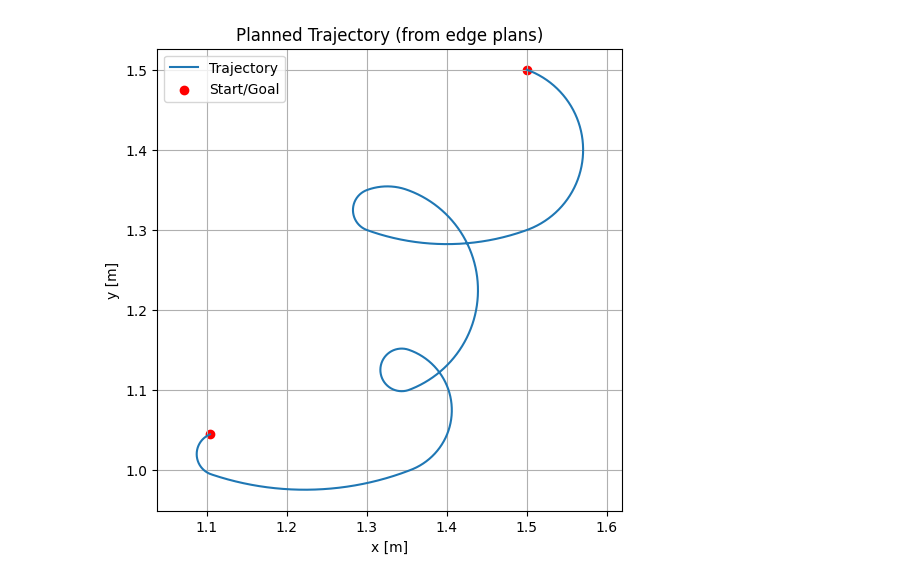
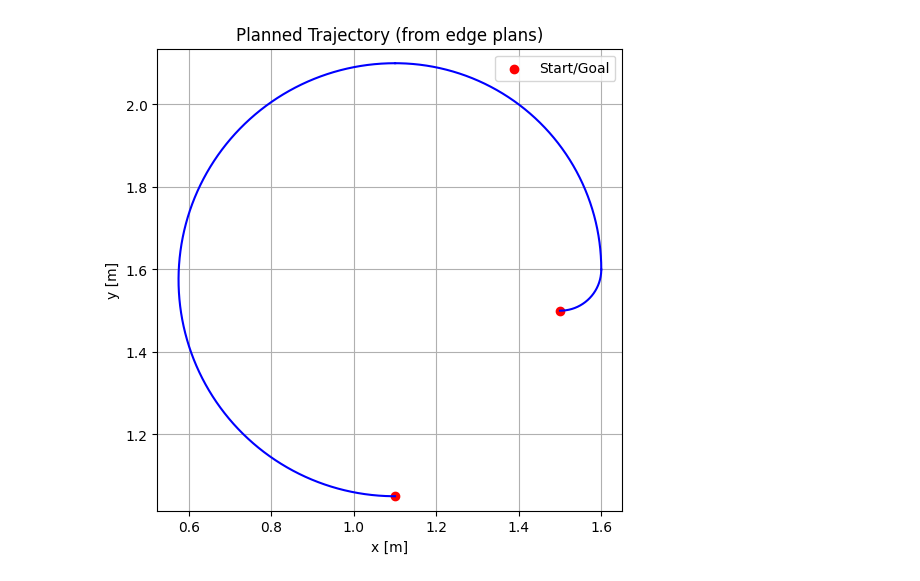
Before and after one commit to guillaumeboniface/duckietown-lx, a Jupyter notebook: planning/notebooks/02-Path-Planner/test_planning.ipynb, the cells around one changed output. Cells and saved outputs as stored; diff of their text form; code cells hidden in the pictures.

Commit message:
First challenge of planning pass

```diff
--- a/planning/notebooks/02-Path-Planner/test_planning.ipynb
+++ b/planning/notebooks/02-Path-Planner/test_planning.ipynb
@@ -1,5 +1,5 @@
 # %%
-from planning.planner import connect_poses_with_curvature, create_graph, add_edges, pose_to_node, plan_from_path
+from planning.planner import connect_poses_with_curvature, pose_to_node, node_to_pose, plan_from_path, a_star
 import networkx as nx
 import matplotlib.pyplot as plt
 from aido_schemas import Context, FriendlyPose
@@ -51,14 +51,9 @@ ps = PlanningSetup(
             body=body
         )
 
-graph = create_graph(ps, ps.bounds, environment)
-add_edges(graph, ps)
 
 start = FriendlyPose(1.5, 1.5, 0.0)
 goal = FriendlyPose(1.1, 1.05, 0.0)
-
-path = nx.shortest_path(graph, pose_to_node(ps, start), pose_to_node(ps, goal), weight='weight')
-print(path)
 # %% [output]
 DEBUG:commons:version: 6.2.4 *
 DEBUG:typing:version: 6.2.3
@@ -75,6 +68,0 @@ DEBUG:ipce:version 6.1.2 path /usr/local/lib/python3.8/dist-packages
-# %%
-from planning.planner import plan_from_path
-plan = plan_from_path(graph, path)
-for i in range(len(plan)):
-    print(path[i])
-    print(plan[i])
@@ -99,65 +151,12 @@ PlanStep
 # %%
-import numpy as np
-import matplotlib.pyplot as plt
+# A star
+plan, path = a_star(ps, start, goal)
 
-def simulate_plan(start_pose, plan):
-    """
-    Simulate the trajectory given a start pose (FriendlyPose) and a plan (list of PlanStep).
-    Returns arrays of x, y, theta.
-    """
-    x, y, theta_deg = start_pose.x, start_pose.y, start_pose.theta_deg
-    xs, ys, thetas = [x], [y], [theta_deg]
-    for step in plan:
-        duration = step.duration
-        v = step.velocity_x_m_s
-        w_deg = step.angular_velocity_deg_s
-        w = np.deg2rad(w_deg)
-        theta = np.deg2rad(theta_deg)
-        dt = 0.001
-        n = max(1, int(duration / dt))
-        for _ in range(n):
-            if abs(w) < 1e-6:
-                x += v * np.cos(theta) * dt
-                y += v * np.sin(theta) * dt
-            else:
-                x += v * np.cos(theta) * dt
-                y += v * np.sin(theta) * dt
-                theta += w * dt
-            xs.append(x)
-            ys.append(y)
-            thetas.append(np.rad2deg(theta))
-        theta_deg = np.rad2deg(theta)
-    return np.array(xs), np.array(ys), np.array(thetas)
+if plan is not None:
+    plot_trajectory_from_path(plan, path)
 
-def node_to_pose(node):
-    # Converts (x, y, theta) in centimeters/degrees to FriendlyPose in meters/degrees
-    return FriendlyPose(x=node[0]/100.0, y=node[1]/100.0, theta_deg=node[2])
-
-def plot_trajectory_from_path(plan, path):
-    """
-    Plots the continuous trajectory defined by the plans on the edges of the path.
-    """
-    all_xs, all_ys = [], []
-    start_node = path[0]
-    start_pose = node_to_pose(start_node)
-    xs, ys, _ = simulate_plan(start_pose, plan)
-    if i > 0:
-        # Avoid duplicating the first point of each segment
-        xs = xs[1:]
-        ys = ys[1:]
-    all_xs.extend(xs)
-    all_ys.extend(ys)
-    plt.figure(figsize=(6,6))
-    plt.plot(all_xs, all_ys, label="Trajectory")
-    plt.scatter([all_xs[0], all_xs[-1]], [all_ys[0], all_ys[-1]], c='red', label="Start/Goal")
-    plt.xlabel("x [m]")
-    plt.ylabel("y [m]")
-    plt.title("Planned Trajectory (from edge plans)")
-    plt.axis('equal')
-    plt.grid(True)
-    plt.legend()
-    plt.show()
-
-plot_trajectory_from_path(plan, path)
+print(path)
+print(plan)
+print(sum([step.duration for step in plan]))
 # %% [output]
-[figure, old version]
+[figure, new version]
```
Also changed, not shown: parts of 11 cells of this notebook, 3 other files.
